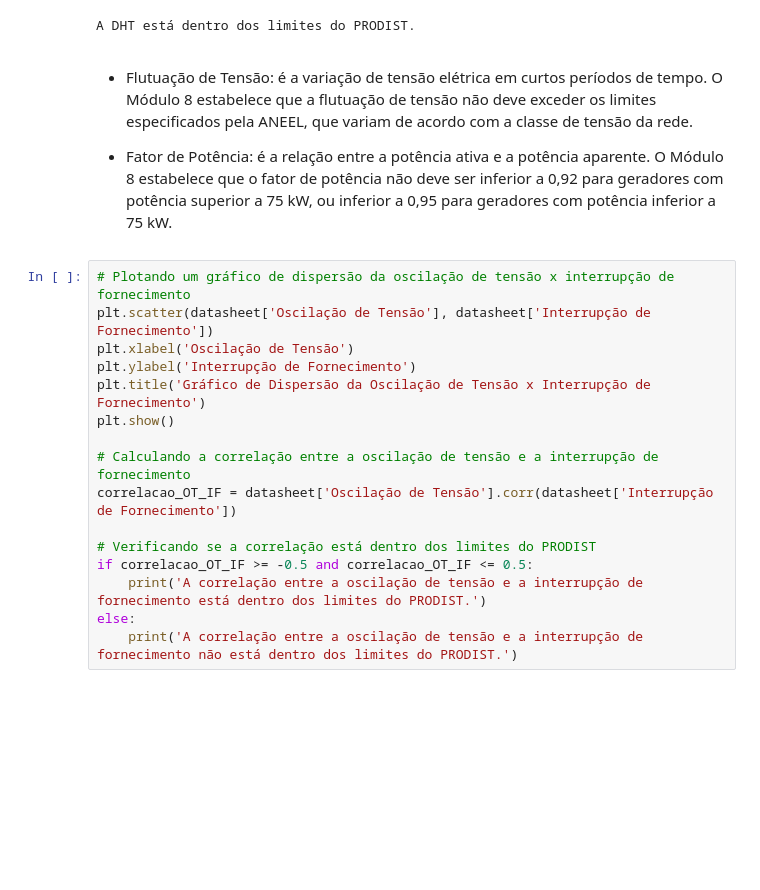
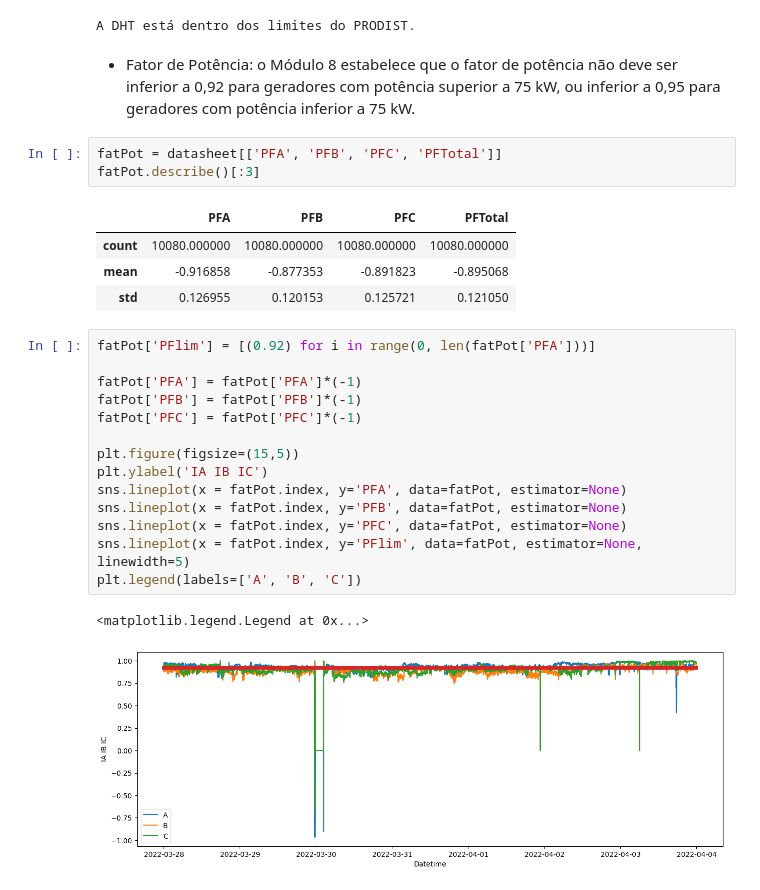
Before and after one commit to eusoulucas/analiseProdist, a Jupyter notebook: relatorios/analise_datasheet.ipynb, the cells around one changed output. Cells and saved outputs as stored; diff of their text form; blank space fills up the shorter version.

```diff
--- a/relatorios/analise_datasheet.ipynb
+++ b/relatorios/analise_datasheet.ipynb
@@ -274,22 +274,29 @@ else:
 [figure]
 A DHT está dentro dos limites do PRODIST.
 # %% [markdown]
-- Flutuação de Tensão: é a variação de tensão elétrica em curtos períodos de tempo. O Módulo 8 estabelece que a flutuação de tensão não deve exceder os limites especificados pela ANEEL, que variam de acordo com a classe de tensão da rede.
-
-- Fator de Potência: é a relação entre a potência ativa e a potência aparente. O Módulo 8 estabelece que o fator de potência não deve ser inferior a 0,92 para geradores com potência superior a 75 kW, ou inferior a 0,95 para geradores com potência inferior a 75 kW.
+- Fator de Potência: o Módulo 8 estabelece que o fator de potência não deve ser inferior a 0,92 para geradores com potência superior a 75 kW, ou inferior a 0,95 para geradores com potência inferior a 75 kW.
-# %%
-# Plotando um gráfico de dispersão da oscilação de tensão x interrupção de fornecimento
-plt.scatter(datasheet['Oscilação de Tensão'], datasheet['Interrupção de Fornecimento'])
-plt.xlabel('Oscilação de Tensão')
-plt.ylabel('Interrupção de Fornecimento')
-plt.title('Gráfico de Dispersão da Oscilação de Tensão x Interrupção de Fornecimento')
-plt.show()
-
-# Calculando a correlação entre a oscilação de tensão e a interrupção de fornecimento
-correlacao_OT_IF = datasheet['Oscilação de Tensão'].corr(datasheet['Interrupção de Fornecimento'])
-
-# Verificando se a correlação está dentro dos limites do PRODIST
-if correlacao_OT_IF >= -0.5 and correlacao_OT_IF <= 0.5:
-    print('A correlação entre a oscilação de tensão e a interrupção de fornecimento está dentro dos limites do PRODIST.')
-else:
-    print('A correlação entre a oscilação de tensão e a interrupção de fornecimento não está dentro dos limites do PRODIST.')
+# %%
+fatPot = datasheet[['PFA', 'PFB', 'PFC', 'PFTotal']]
+fatPot.describe()[:3]
+# %% [output]
+|  | PFA | PFB | PFC | PFTotal |
+| count | 10080.000000 | 10080.000000 | 10080.000000 | 10080.000000 |
+| mean | -0.916858 | -0.877353 | -0.891823 | -0.895068 |
+| std | 0.126955 | 0.120153 | 0.125721 | 0.121050 |
+# %%
+fatPot['PFlim'] = [(0.92) for i in range(0, len(fatPot['PFA']))]
+
+fatPot['PFA'] = fatPot['PFA']*(-1)
+fatPot['PFB'] = fatPot['PFB']*(-1)
+fatPot['PFC'] = fatPot['PFC']*(-1)
+
+plt.figure(figsize=(15,5))
+plt.ylabel('IA IB IC')
+sns.lineplot(x = fatPot.index, y='PFA', data=fatPot, estimator=None)
+sns.lineplot(x = fatPot.index, y='PFB', data=fatPot, estimator=None)
+sns.lineplot(x = fatPot.index, y='PFC', data=fatPot, estimator=None)
+sns.lineplot(x = fatPot.index, y='PFlim', data=fatPot, estimator=None, linewidth=5)
+plt.legend(labels=['A', 'B', 'C'])
+# %% [output]
+<matplotlib.legend.Legend at 0x...>
+[figure, added]
```
Also changed, not shown: parts of 2 cells of this notebook, 1 other file.
